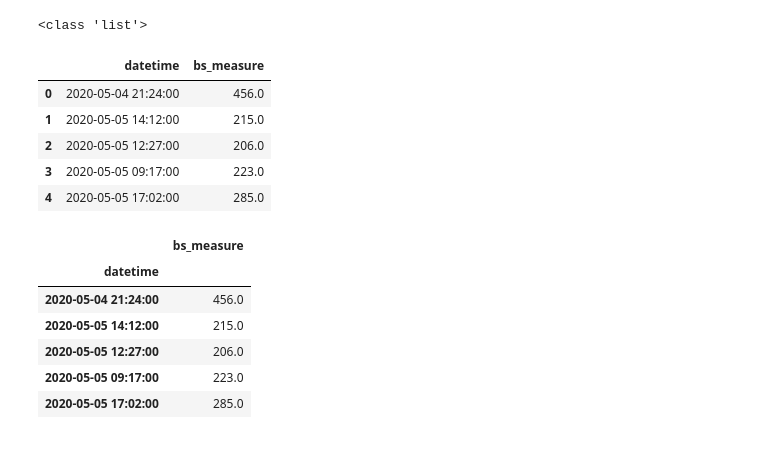
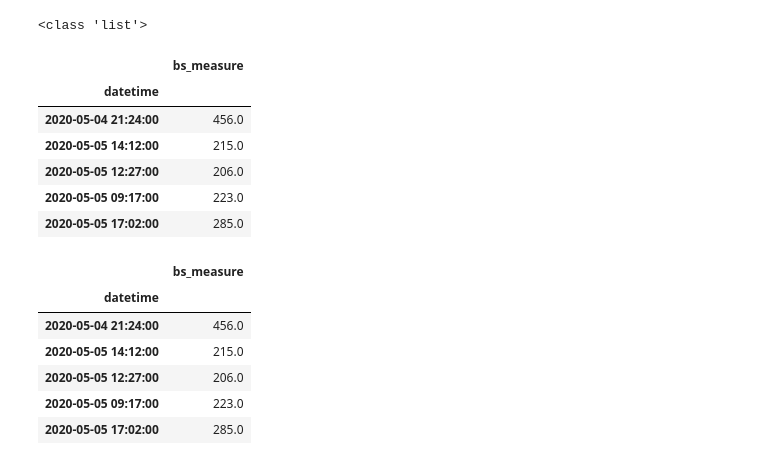
Before and after one commit to mctopherganesh/bs-project-stage, a Jupyter notebook: Untitled.ipynb, the cells around one changed output. Drawn from its saved outputs; the diff is of its cells as text; code cells hidden in the pictures.

```diff
--- a/Untitled.ipynb
+++ b/Untitled.ipynb
@@ -11,18 +11,19 @@ print(type(test_list))
 # %%
 import pandas as pd
 
 test_df = pd.DataFrame(test_list)
 test_df.head()
 test_df.rename({0 : 'datetime', 1 : 'bs_measure'}, axis=1, inplace=True)
-test_df.set_index('datetime, inplace=True)
+test_df.set_index('datetime', inplace=True)
 test_df.head()
 # %% [output]
-|  | datetime | bs_measure |
-| 0 | 2020-05-04 21:24:00 | 456.0 |
-| 1 | 2020-05-05 14:12:00 | 215.0 |
-| 2 | 2020-05-05 12:27:00 | 206.0 |
-| 3 | 2020-05-05 09:17:00 | 223.0 |
-| 4 | 2020-05-05 17:02:00 | 285.0 |
+|  | bs_measure |
+| datetime |  |
+| 2020-05-04 21:24:00 | 456.0 |
+| 2020-05-05 14:12:00 | 215.0 |
+| 2020-05-05 12:27:00 | 206.0 |
+| 2020-05-05 09:17:00 | 223.0 |
+| 2020-05-05 17:02:00 | 285.0 |
 # %%
 pd.set_option('display.max_rows', None)
 # %%
```
Also changed, not shown: 1 other file.
